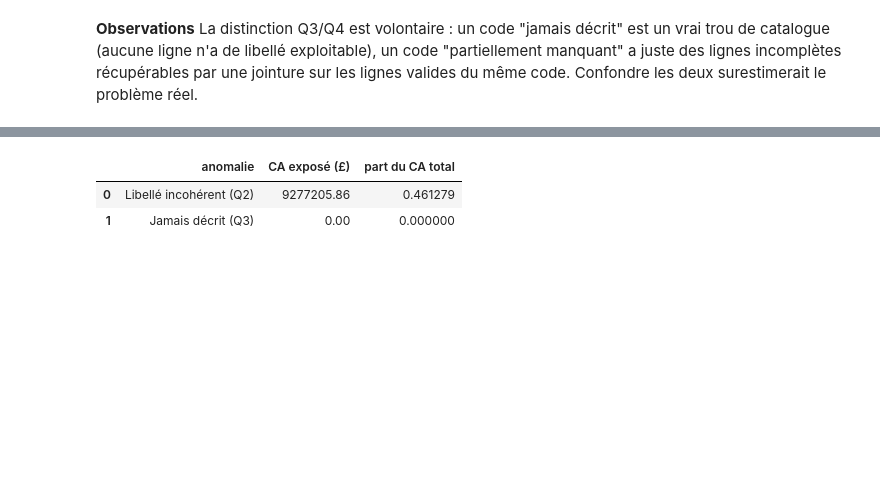
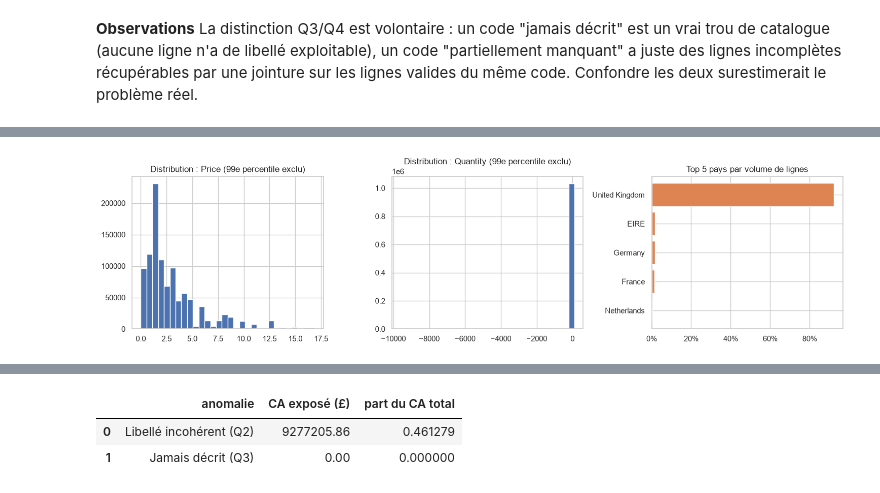
Before and after one commit to juliettebm/retail-product-catalog-analytics, a Jupyter notebook: notebooks/01_catalog_quality_conversion.ipynb, the cells around one changed output, grey strips where cells are left out. Saved outputs shown, nothing was run; the diff lists cells and outputs as text; code cells hidden in the pictures; blank space fills up the shorter version.

```diff
--- a/notebooks/01_catalog_quality_conversion.ipynb
+++ b/notebooks/01_catalog_quality_conversion.ipynb
@@ -112,0 +119,21 @@ quality_report
+# %%
+sold = prod.loc[~prod["is_cancel"]]
+
+fig, axes = plt.subplots(1, 3, figsize=(15, 4))
+
+axes[0].hist(sold.loc[sold["Price"] < sold["Price"].quantile(0.99), "Price"], bins=30, color="#4C72B0")
+axes[0].set_title("Distribution : Price (99e percentile exclu)")
+
+axes[1].hist(sold.loc[sold["Quantity"] < sold["Quantity"].quantile(0.99), "Quantity"], bins=30, color="#4C72B0")
+axes[1].set_title("Distribution : Quantity (99e percentile exclu)")
+
+top_countries = sold["Country"].value_counts(normalize=True).head(5)
+axes[2].barh(top_countries.index[::-1], top_countries.values[::-1], color="#DD8452")
+axes[2].xaxis.set_major_formatter(mtick.PercentFormatter(xmax=1))
+axes[2].set_title("Top 5 pays par volume de lignes")
+
+plt.tight_layout()
+plt.savefig("../reports/univarie_distributions.png", dpi=150)
+plt.show()
+# %% [output]
+[figure, added]
```
Also changed, not shown: parts of 9 cells of this notebook, 3 other files.
